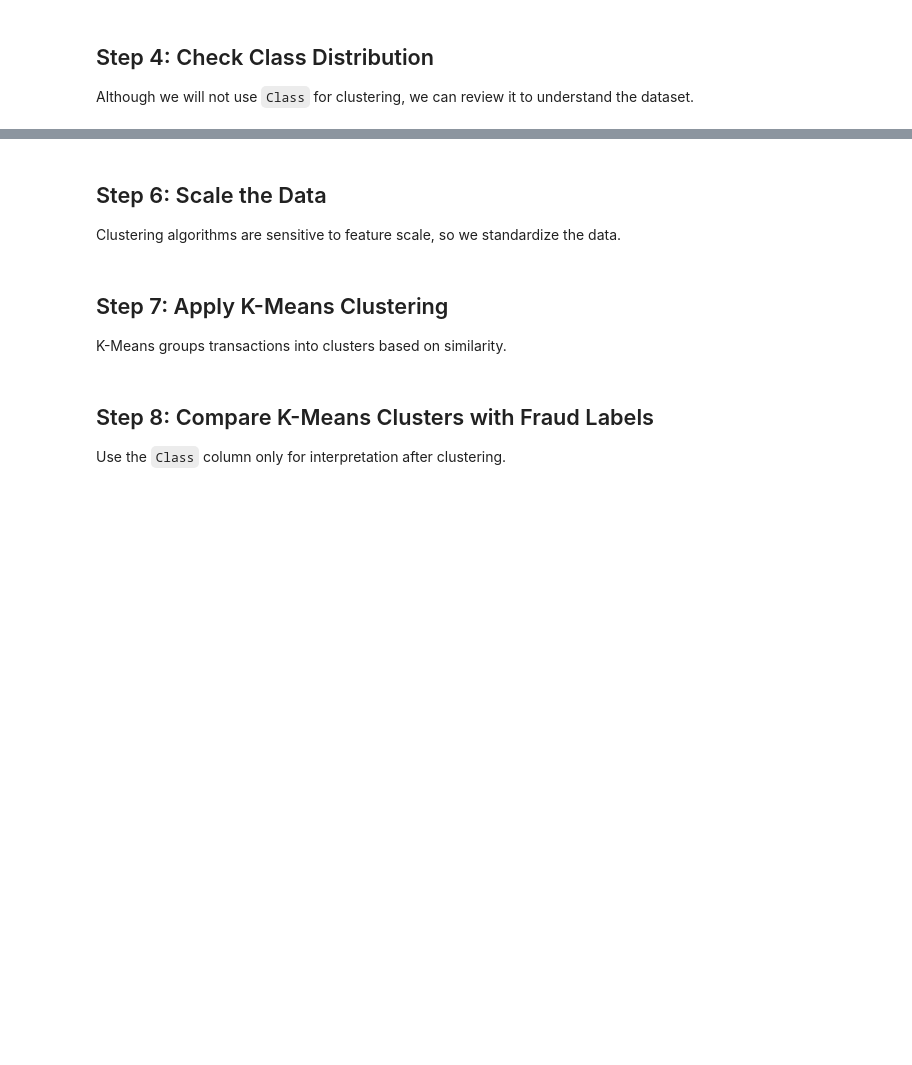
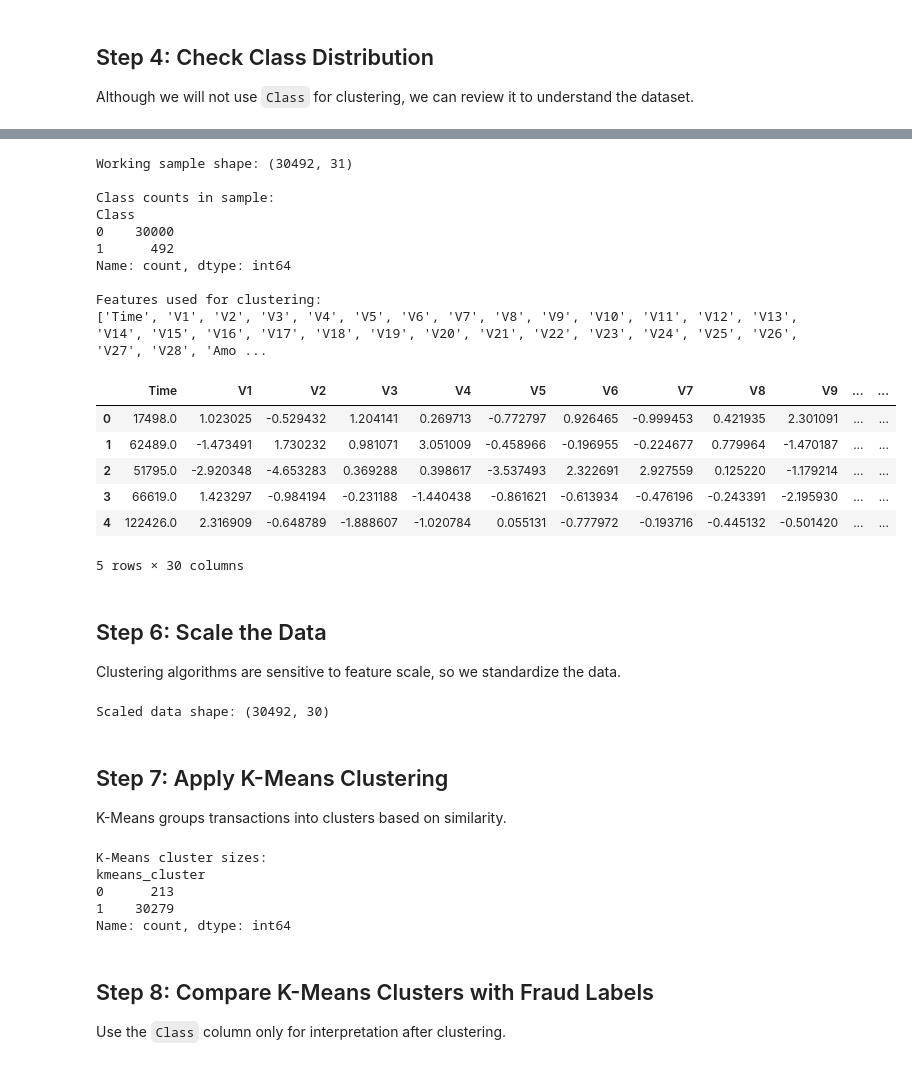
Before and after one commit to kayronmacon/IML, a Jupyter notebook: modules/M03/M03-L02/Assignment_Lab_3.2_Unsupervised_Fraud_Anomaly_Detection_Starter.ipynb, the cells around one changed output, grey strips where cells are left out. Saved outputs shown, nothing was run; the diff lists cells and outputs as text; code cells hidden in the pictures; blank space fills up the shorter version.

```diff
--- a/modules/M03/M03-L02/Assignment_Lab_3.2_Unsupervised_Fraud_Anomaly_Detection_Starter.ipynb
+++ b/modules/M03/M03-L02/Assignment_Lab_3.2_Unsupervised_Fraud_Anomaly_Detection_Starter.ipynb
@@ -92,12 +149,43 @@ Remove the `Class` column before clustering.
 # %%
-# Define feature set for unsupervised learning
+# Build a stratified working sample: keep ALL frauds + 30,000 random normals
+fraud = df[df["Class"] == 1]
+normal = df[df["Class"] == 0].sample(n=30000, random_state=42)
 
+df = (
+    pd.concat([fraud, normal])
+    .sample(frac=1, random_state=42)   # shuffle the rows
+    .reset_index(drop=True)
+)
+
+print("Working sample shape:", df.shape)
+print("\nClass counts in sample:")
+print(df["Class"].value_counts())
+
+# Define feature set for unsupervised learning (drop the label)
 X = df.drop("Class", axis=1)
 
-print("Features used for clustering:")
+print("\nFeatures used for clustering:")
 print(X.columns.tolist())
 
 X.head()
+# %% [output]
+Working sample shape: (30492, 31)
+
+Class counts in sample:
+Class
+0    30000
+1      492
+Name: count, dtype: int64
+
+Features used for clustering:
+['Time', 'V1', 'V2', 'V3', 'V4', 'V5', 'V6', 'V7', 'V8', 'V9', 'V10', 'V11', 'V12', 'V13', 'V14', 'V15', 'V16', 'V17', 'V18', 'V19', 'V20', 'V21', 'V22', 'V23', 'V24', 'V25', 'V26', 'V27', 'V28', 'Amo ...
+|  | Time | V1 | V2 | V3 | V4 | V5 | V6 | V7 | V8 | V9 | ... | ... |
+| 0 | 17498.0 | 1.023025 | -0.529432 | 1.204141 | 0.269713 | -0.772797 | 0.926465 | -0.999453 | 0.421935 | 2.301091 | ... | ... |
+| 1 | 62489.0 | -1.473491 | 1.730232 | 0.981071 | 3.051009 | -0.458966 | -0.196955 | -0.224677 | 0.779964 | -1.470187 | ... | ... |
+| 2 | 51795.0 | -2.920348 | -4.653283 | 0.369288 | 0.398617 | -3.537493 | 2.322691 | 2.927559 | 0.125220 | -1.179214 | ... | ... |
+| 3 | 66619.0 | 1.423297 | -0.984194 | -0.231188 | -1.440438 | -0.861621 | -0.613934 | -0.476196 | -0.243391 | -2.195930 | ... | ... |
+| 4 | 122426.0 | 2.316909 | -0.648789 | -1.888607 | -1.020784 | 0.055131 | -0.777972 | -0.193716 | -0.445132 | -0.501420 | ... | ... |
+5 rows × 30 columns
 # %% [markdown]
 ## Step 6: Scale the Data
 
@@ -109,19 +197,28 @@ scaler = StandardScaler()
 X_scaled = scaler.fit_transform(X)
 
 print("Scaled data shape:", X_scaled.shape)
+# %% [output]
+Scaled data shape: (30492, 30)
 # %% [markdown]
 ## Step 7: Apply K-Means Clustering
 
 K-Means groups transactions into clusters based on similarity.
 # %%
-# TODO: Create and train a K-Means model
-
-# Example:
-# kmeans = KMeans(n_clusters=3, random_state=42, n_init=10)
-# df["kmeans_cluster"] = kmeans.fit_predict(X_scaled)
+# Create and train a K-Means model.
+# We use 2 clusters as a starting point: the bulk of "typical" behavior vs.
+# a second group that may capture more unusual transactions.
+kmeans = KMeans(n_clusters=2, random_state=42, n_init=10)
+df["kmeans_cluster"] = kmeans.fit_predict(X_scaled)
 
 # Display cluster counts
-# print(df["kmeans_cluster"].value_counts().sort_index())
+print("K-Means cluster sizes:")
+print(df["kmeans_cluster"].value_counts().sort_index())
+# %% [output]
+K-Means cluster sizes:
+kmeans_cluster
+0      213
+1    30279
+Name: count, dtype: int64
 # %% [markdown]
 ## Step 8: Compare K-Means Clusters with Fraud Labels
 
```
Also changed, not shown: parts of 12 cells of this notebook, 9 other files.
